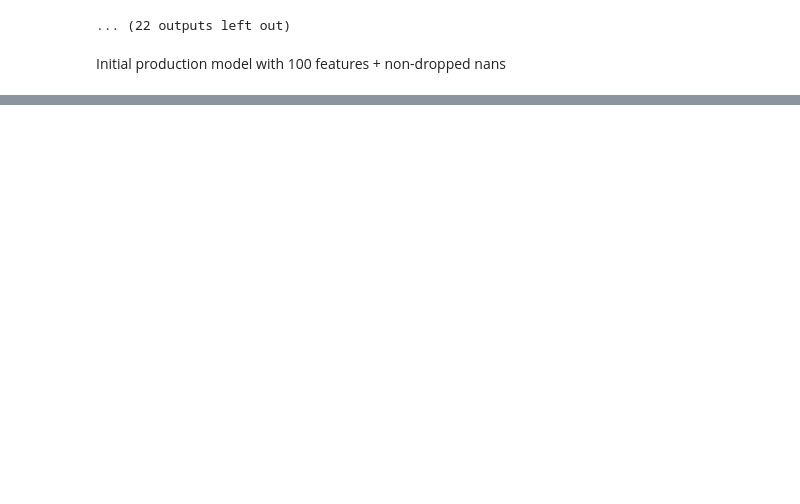
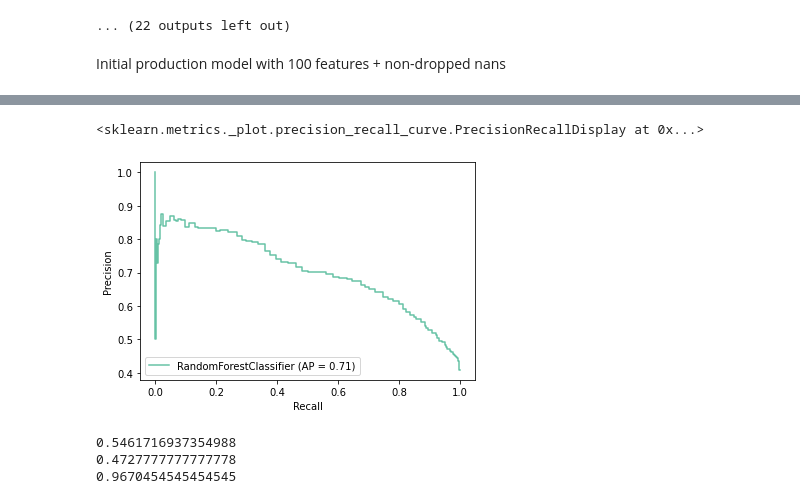
Before and after one commit to vicvarE/AD-Dash, a Jupyter notebook: notebooks/model.ipynb, the cells around one changed output, grey strips where cells are left out. Saved outputs shown, nothing was run; the diff lists cells and outputs as text; code cells hidden in the pictures; blank space fills up the shorter version.

```diff
--- a/notebooks/model.ipynb
+++ b/notebooks/model.ipynb
@@ -281,0 +349,17 @@ pickle.dump(restrict, open('../src/features/01prelim_features.sav', 'wb'))
+# %%
+from sklearn.metrics import precision_recall_curve, plot_precision_recall_curve
+plot_precision_recall_curve(model_feat1, X_test, y_test)
+# %% [output]
+<sklearn.metrics._plot.precision_recall_curve.PrecisionRecallDisplay at 0x...>
+[figure, added]
+# %%
+threshold = .45 #to do: youden index?
+predicted_proba = model_feat1.predict_proba(X_test)
+predicted = (predicted_proba [:,1] >= threshold).astype('int')
+print(accuracy_score(y_test, predicted))
+print(precision_score(y_test,predicted))
+print(recall_score(y_test,predicted))
+# %% [output]
+0.5461716937354988
+0.4727777777777778
+0.9670454545454545
```
Also changed, not shown: parts of 20 cells of this notebook, 1 other file.
